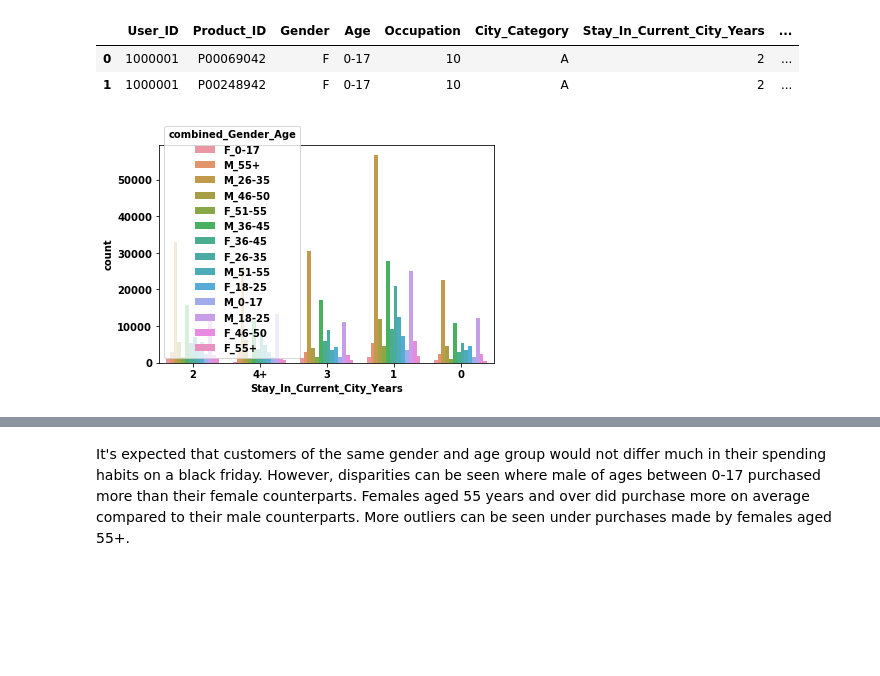
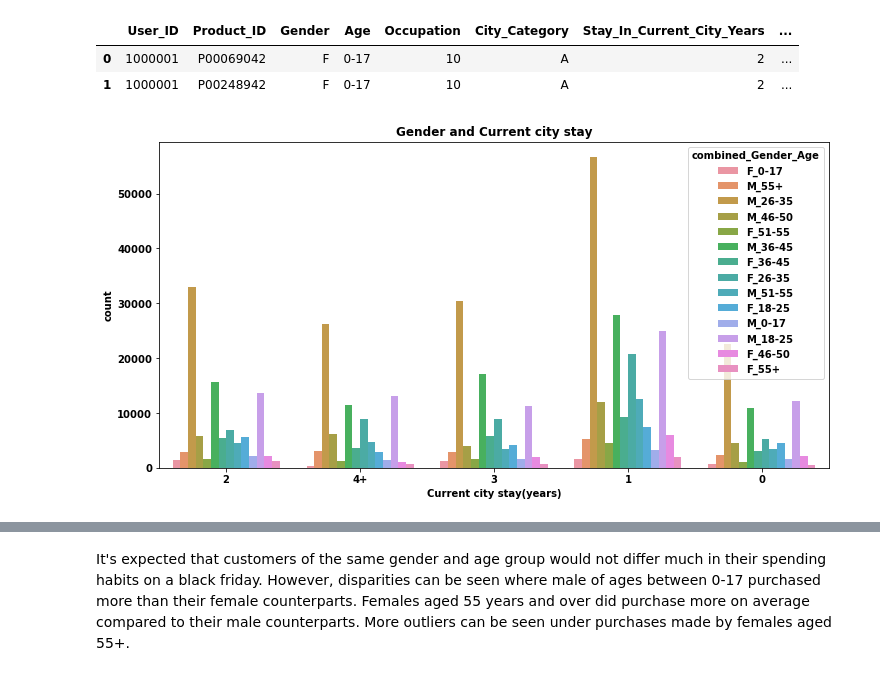
Before and after one commit to DennoKush/Black-Friday-Sales-Prediction, a Jupyter notebook: Sales_Prediction.ipynb, the cells around one changed output, grey strips where cells are left out. Cells and saved outputs as stored; diff of their text form; code cells hidden in the pictures; blank space fills up the shorter version.

```diff
--- a/Sales_Prediction.ipynb
+++ b/Sales_Prediction.ipynb
@@ -211,10 +218,13 @@ df.head(2)
 | 1 | 1000001 | P00248942 | F | 0-17 | 10 | A | 2 | ... |
 # %%
 df['combined_Gender_Age'] = df.apply(lambda x: '%s_%s' % (x['Gender'], x['Age']), axis=1)
-# %%
-sns.countplot(df['Stay_In_Current_City_Years'], hue=df['combined_Gender_Age']);
-# %% [output]
-[figure, removed]
+# %%
+plt.figure(figsize=[12,6])
+sns.countplot(df['Stay_In_Current_City_Years'], hue=df['combined_Gender_Age']);
+plt.xlabel('Current city stay(years)')
+plt.title('Gender and Current city stay');
+# %% [output]
+[figure, added]
 # %%
 fig = plt.figure(figsize=[12, 6])
 sns.boxplot(x='combined_Gender_Age', y='Purchase', data=df);
```
Also changed, not shown: parts of 10 cells of this notebook.
